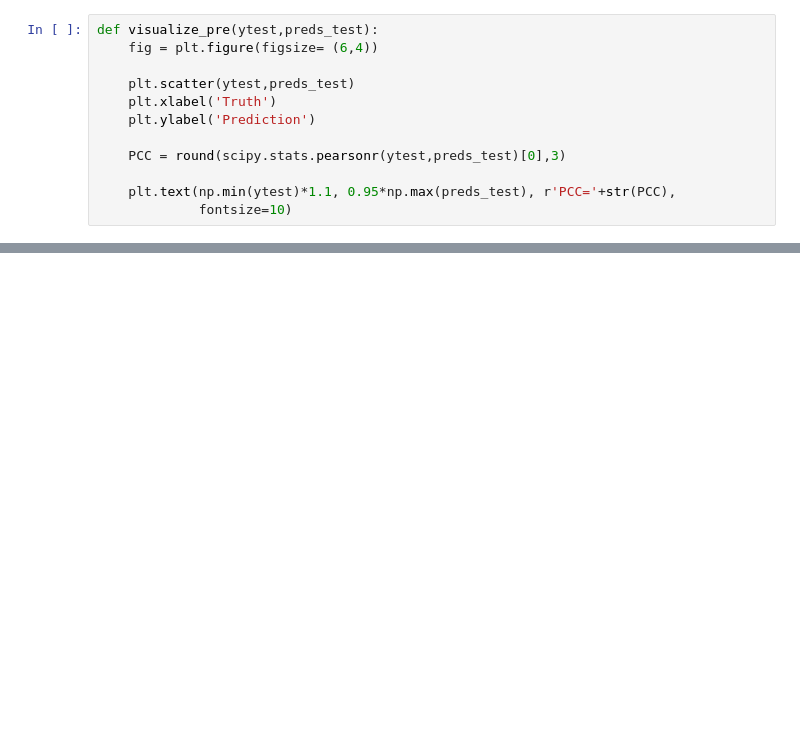
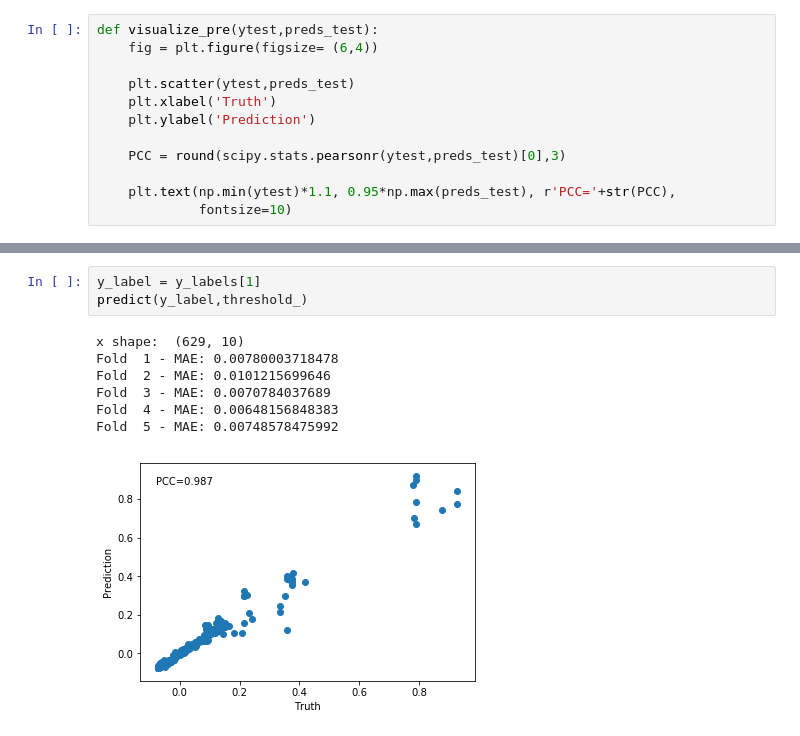
Before and after one commit to wmmxk/Kelvin, a Jupyter notebook: code/Gaussian Process.ipynb, the cells around one changed output, grey strips where cells are left out. Saved outputs shown, nothing was run; the diff lists cells and outputs as text; blank space fills up the shorter version.

```diff
--- a/code/Gaussian Process.ipynb
+++ b/code/Gaussian Process.ipynb
@@ -124,0 +138,11 @@ plt.text(np.min(y)*1.1, 0.95*np.max(preds_train), r'PCC='+str(PCC),
+# %%
+y_label = y_labels[1]
+predict(y_label,threshold_)
+# %% [output]
+x shape:  (629, 10)
+Fold  1 - MAE: 0.00780003718478
+Fold  2 - MAE: 0.0101215699646
+Fold  3 - MAE: 0.0070784037689
+Fold  4 - MAE: 0.00648156848383
+Fold  5 - MAE: 0.00748578475992
+[figure, added]
```
Also changed, not shown: parts of 9 cells of this notebook, 15 other files.
